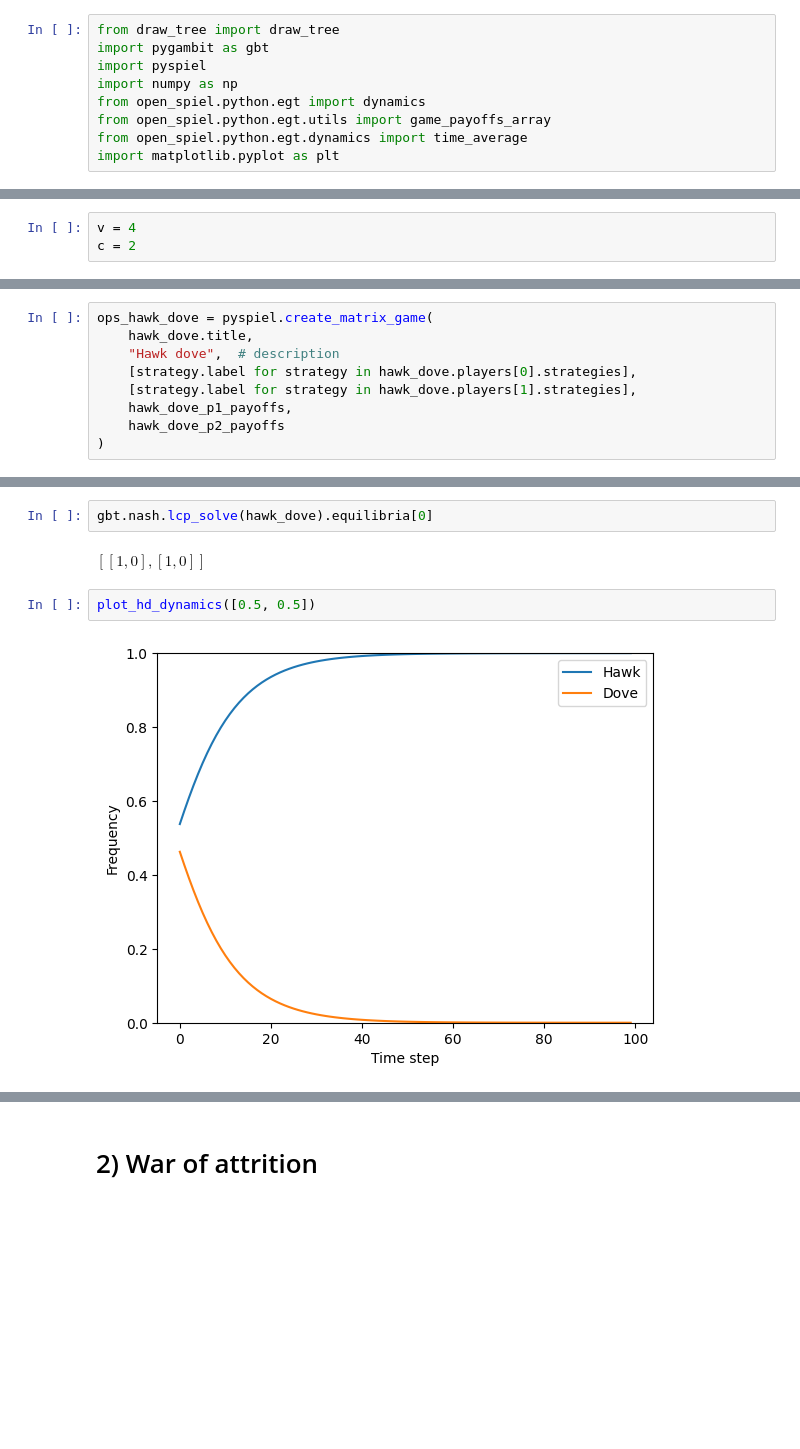
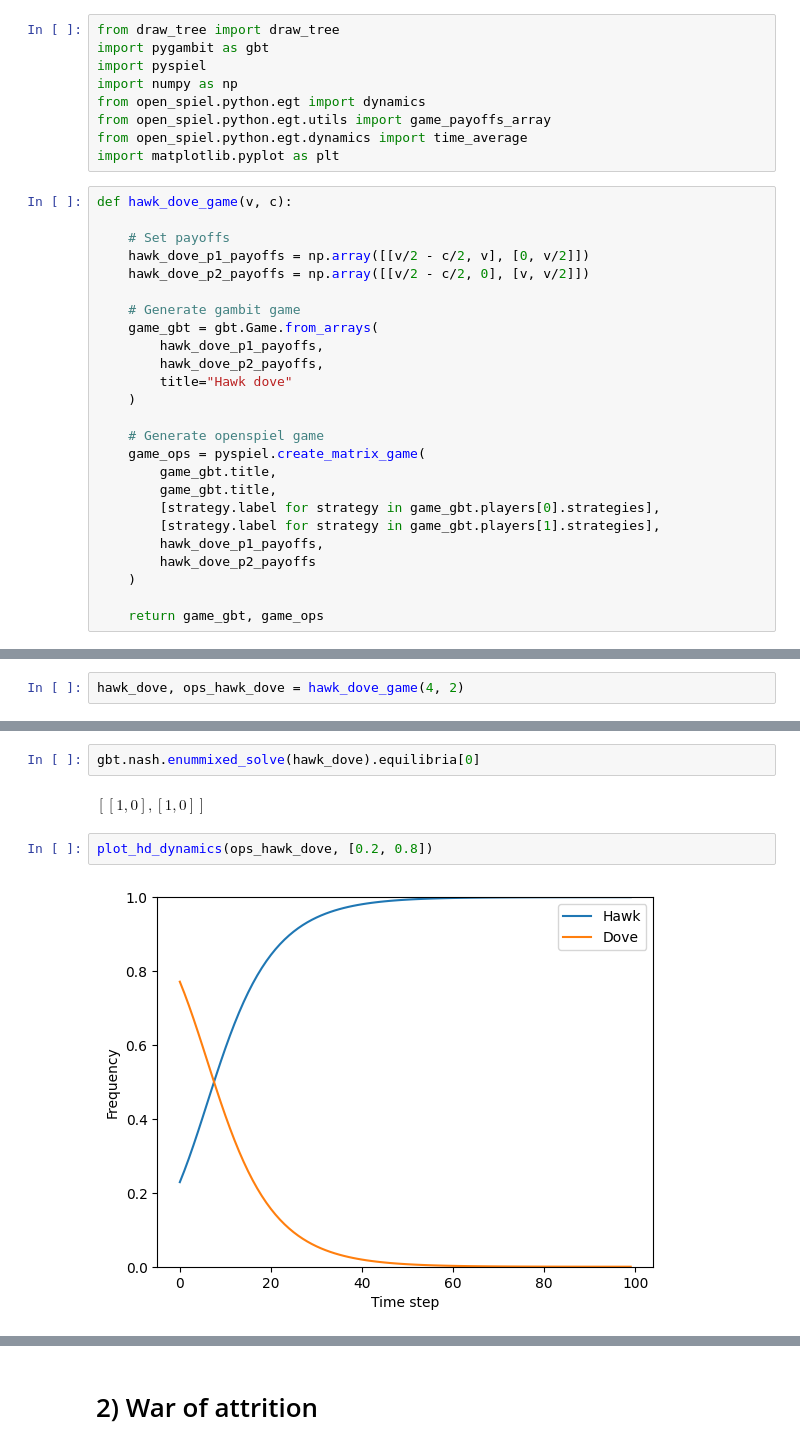
Before and after one commit to edwardchalstrey1/fosdem_gambit, a Jupyter notebook: Evolutionary-GT.ipynb, the cells around one changed output, grey strips where cells are left out. Cells and saved outputs as stored; diff of their text form; blank space fills up the shorter version.

```diff
--- a/Evolutionary-GT.ipynb
+++ b/Evolutionary-GT.ipynb
@@ -11,3 +11,28 @@ from open_spiel.python.egt import dynamics
 from open_spiel.python.egt.utils import game_payoffs_array
 from open_spiel.python.egt.dynamics import time_average
 import matplotlib.pyplot as plt
+# %%
+def hawk_dove_game(v, c):
+
+    # Set payoffs
+    hawk_dove_p1_payoffs = np.array([[v/2 - c/2, v], [0, v/2]])
+    hawk_dove_p2_payoffs = np.array([[v/2 - c/2, 0], [v, v/2]])
+
+    # Generate gambit game
+    game_gbt = gbt.Game.from_arrays(
+        hawk_dove_p1_payoffs,
+        hawk_dove_p2_payoffs,
+        title="Hawk dove"
+    )
+
+    # Generate openspiel game
+    game_ops = pyspiel.create_matrix_game(
+        game_gbt.title,
+        game_gbt.title,
+        [strategy.label for strategy in game_gbt.players[0].strategies],
+        [strategy.label for strategy in game_gbt.players[1].strategies],
+        hawk_dove_p1_payoffs,
+        hawk_dove_p2_payoffs
+    )
+
+    return game_gbt, game_ops
@@ -14,3 +79,2 @@ import matplotlib.pyplot as plt
 # %%
-v = 4
-c = 2
+hawk_dove, ops_hawk_dove = hawk_dove_game(4, 2)
@@ -32,10 +81 @@ Hawk dove
-# %%
-ops_hawk_dove = pyspiel.create_matrix_game(
-    hawk_dove.title,
-    "Hawk dove",  # description
-    [strategy.label for strategy in hawk_dove.players[0].strategies],
-    [strategy.label for strategy in hawk_dove.players[1].strategies],
-    hawk_dove_p1_payoffs,
-    hawk_dove_p2_payoffs
-)
 # %%
@@ -100,8 +88,8 @@ def plot_hd_dynamics(
-# %%
-gbt.nash.lcp_solve(hawk_dove).equilibria[0]
-# %% [output]
-$\left[\left[1,0\right],\left[1,0\right]\right]$
+# %%
+gbt.nash.enummixed_solve(hawk_dove).equilibria[0]
+# %% [output]
+$\left[\left[1,0\right],\left[1,0\right]\right]$
 # %%
-plot_hd_dynamics([0.5, 0.5])
+plot_hd_dynamics(ops_hawk_dove, [0.2, 0.8])
 # %% [output]
-[figure, old version]
+[figure, new version]
```
Also changed, not shown: parts of 19 cells of this notebook.
